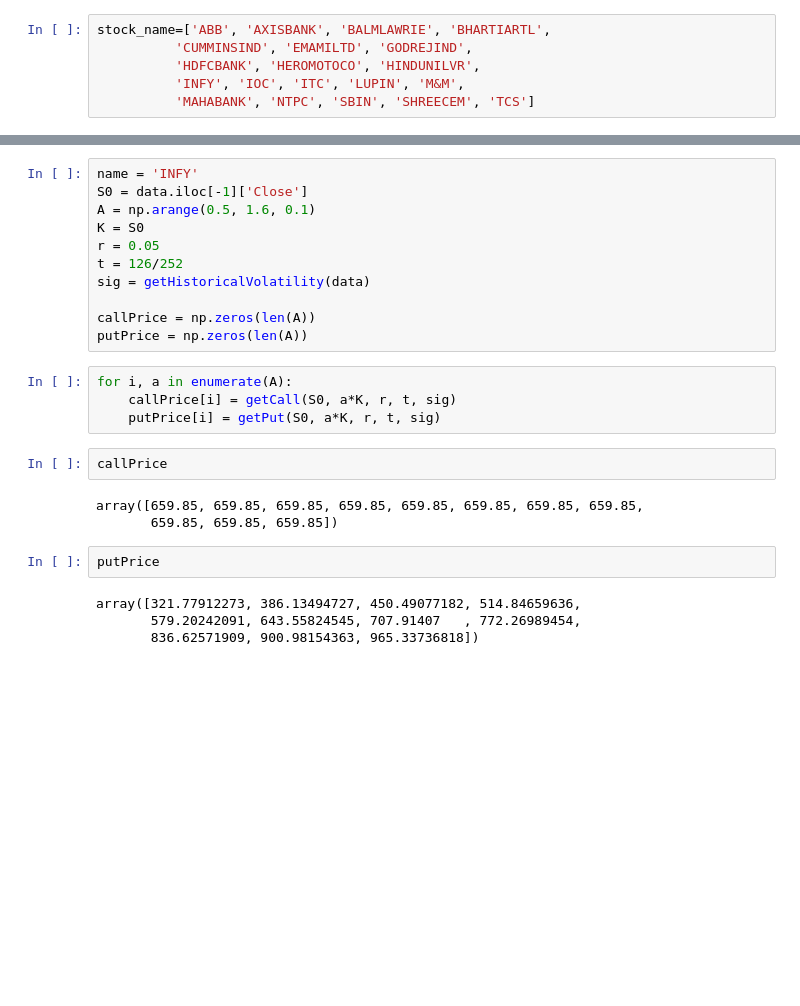
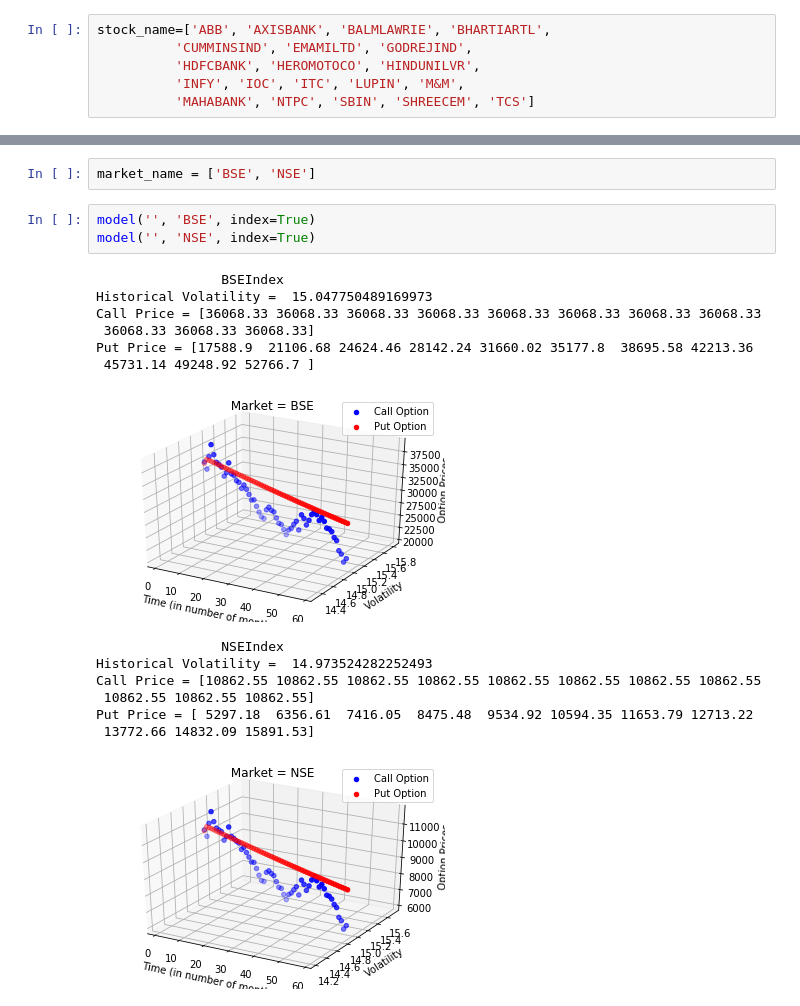
Before and after one commit to deepakgouda/FinanceLab-MA374, a Jupyter notebook: Lab08/Lab08.ipynb, the cells around one changed output, grey strips where cells are left out. Cells and saved outputs as stored; diff of their text form; blank space fills up the shorter version.

```diff
--- a/Lab08/Lab08.ipynb
+++ b/Lab08/Lab08.ipynb
@@ -54,26 +135,20 @@ data = data.iloc[1213:]
-# %%
-name = 'INFY'
-S0 = data.iloc[-1]['Close']
-A = np.arange(0.5, 1.6, 0.1)
-K = S0
-r = 0.05
-t = 126/252
-sig = getHistoricalVolatility(data)
-
-callPrice = np.zeros(len(A))
-putPrice = np.zeros(len(A))
-# %%
-for i, a in enumerate(A):
-    callPrice[i] = getCall(S0, a*K, r, t, sig)
-    putPrice[i] = getPut(S0, a*K, r, t, sig)
-# %%
-callPrice
-# %% [output]
-array([659.85, 659.85, 659.85, 659.85, 659.85, 659.85, 659.85, 659.85,
-       659.85, 659.85, 659.85])
-# %%
-putPrice
-# %% [output]
-array([321.77912273, 386.13494727, 450.49077182, 514.84659636,
-       579.20242091, 643.55824545, 707.91407   , 772.26989454,
-       836.62571909, 900.98154363, 965.33736818])
+# %%
+market_name = ['BSE', 'NSE']
+# %%
+model('', 'BSE', index=True)
+model('', 'NSE', index=True)
+# %% [output]
+                BSEIndex
+Historical Volatility =  15.047750489169973
+Call Price = [36068.33 36068.33 36068.33 36068.33 36068.33 36068.33 36068.33 36068.33
+ 36068.33 36068.33 36068.33]
+Put Price = [17588.9  21106.68 24624.46 28142.24 31660.02 35177.8  38695.58 42213.36
+ 45731.14 49248.92 52766.7 ]
+[figure, added]
+                NSEIndex
+Historical Volatility =  14.973524282252493
+Call Price = [10862.55 10862.55 10862.55 10862.55 10862.55 10862.55 10862.55 10862.55
+ 10862.55 10862.55 10862.55]
+Put Price = [ 5297.18  6356.61  7416.05  8475.48  9534.92 10594.35 11653.79 12713.22
+ 13772.66 14832.09 15891.53]
+[figure, added]
```
Also changed, not shown: parts of 7 cells of this notebook, 1 other file.
